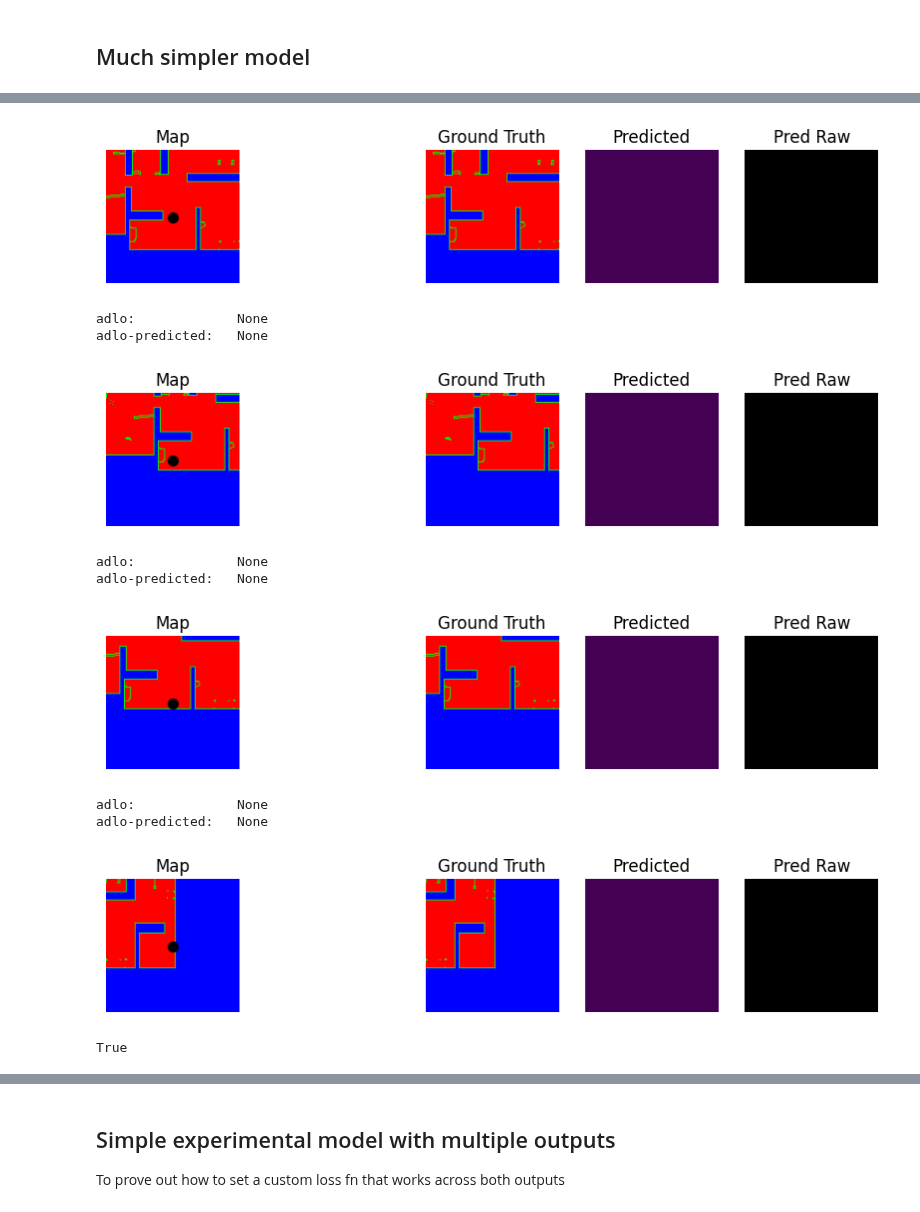
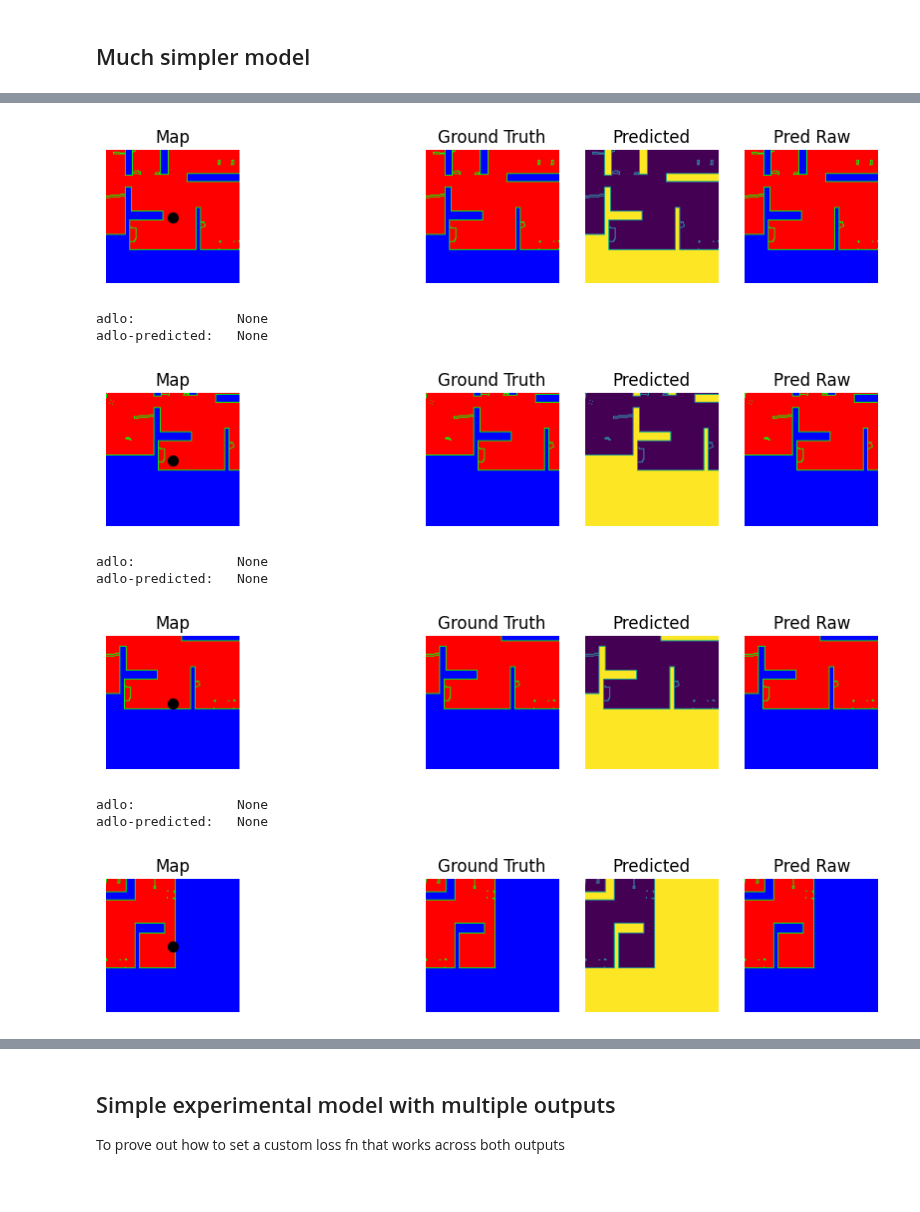
Before and after one commit to malcolmlett/robovac, a Jupyter notebook: Experiment_SLAM_1.ipynb, the cells around one changed output, grey strips where cells are left out. Cells and saved outputs as stored; diff of their text form; code cells hidden in the pictures.

Commit message:
I'd forgotten to indicate from_logits=True to the crossentropy loss. Finally now getting results on my over-simplified model.

```diff
--- a/Experiment_SLAM_1.ipynb
+++ b/Experiment_SLAM_1.ipynb
@@ -1018,50 +1018,46 @@ def simple_model(map_shape, conv_filters, adlo_units, **kwargs):
     # Prepare map input
     # (pad so it's a multiple of our down/up-scaling blocks)
     map_input = Input(shape=map_shape, name='map_input')
-    map_down, pad_w, pad_h = slam.pad_block(map_input, map_shape)
+    pad_h = 16 - map_shape[0] % 16
+    pad_w = 16 - map_shape[1] % 16
+    padded_input = ZeroPadding2D(padding=((pad_h//2, pad_h-pad_h//2), (pad_w//2, pad_w-pad_w//2)))(map_input)
     n_classes = map_shape[2]
     print(f"Map shape: {map_shape} + padding ({pad_h}, {pad_w}, 0)")
 
-    print(f"Skip-connection merge mode: {merge_mode}")
-    print("Output: " + ("logits" if output_logits else "scaled"))
-
-    cblock1 = unet.unet_conv_block(map_down, conv_filters)
+    cblock1 = unet.unet_conv_block(padded_input, conv_filters)
     cblock2 = unet.unet_conv_block(cblock1[0], conv_filters*2)
     cblock3 = unet.unet_conv_block(cblock2[0], conv_filters*4)
     cblock4 = unet.unet_conv_block(cblock3[0], conv_filters*8, dropout_prob=0.3)
 
     # Bottom layer (no scale changes)
-    (bottom, bottom_skip) = unet.unet_conv_block(cblock4[0], conv_filters*16, dropout_prob=0.3, max_pooling=False)
+    bottom = unet.unet_conv_block(cblock4[0], conv_filters*16, dropout_prob=0.3, max_pooling=False)
 
     # Expanding Path (decoding)
     # (feed in skip-connections
-    ublock6 = unet.unet_upsampling_block(bottom, cblock4[1], conv_filters*8, merge_mode=merge_mode)
+    ublock6 = unet.unet_upsampling_block(bottom[0], cblock4[1], conv_filters*8, merge_mode=merge_mode)
     ublock7 = unet.unet_upsampling_block(ublock6, cblock3[1], conv_filters*4, merge_mode=merge_mode)
     ublock8 = unet.unet_upsampling_block(ublock7, cblock2[1], conv_filters*2, merge_mode=merge_mode)
     ublock9 = unet.unet_upsampling_block(ublock8, cblock1[1], conv_filters, merge_mode=merge_mode)
-    up = ublock9
+
+    #ublock9 = padded_input
 
     # Final map output
     # (one last convolve, collapse channels down to desired number of output classes, output either logits or softmax,
     #  and remove padding)
-    final_activation = None if output_logits else 'softmax'
-    final_conv_name = 'map_output' if pad_h == 0 and pad_w == 0 else None
-    map_out = Conv2D(conv_filters,
+    conv10 = Conv2D(conv_filters,
                      kernel_size=(3, 3),
                      activation='relu',
                      padding='same',
-                     kernel_initializer='he_normal')(up)
-    map_out = Conv2D(filters=n_classes,
+                     kernel_initializer='he_normal')(ublock9)
+    conv11 = Conv2D(filters=n_classes,
                      kernel_size=(1, 1),
                      padding='same',
-                     activation=final_activation,
-                     name=final_conv_name)(map_out)
-    if pad_h > 0 or pad_w > 0:
-        print(f"Added final cropping layer: w={pad_w}, h={pad_h}")
-        map_out = Cropping2D(cropping=((pad_h//2, pad_h-pad_h//2), (pad_w//2, pad_w-pad_w//2)),
-                             name='map_output')(map_out)
+                     activation=None)(conv10)
+    print(f"Added final cropping layer: w={pad_w}, h={pad_h}")
+    map_out = Cropping2D(cropping=((pad_h//2, pad_h-pad_h//2), (pad_w//2, pad_w-pad_w//2)),
+                          name='map_output')(conv11)
 
-    model = tf.keras.Model(inputs=[map_input], outputs=[map_out])
+    model = tf.keras.Model(inputs=map_input, outputs=map_out)
     return model
 
 def build_simple_dataset(full_dataset):
@@ -1071,7 +1067,7 @@ def build_simple_dataset(full_dataset):
     input_maps.append(map_window)
     ground_truth_maps.append(ground_truth_map)
   return tf.data.Dataset.from_tensor_slices((
-      input_maps, ground_truth_maps
+      np.array(input_maps), np.array(ground_truth_maps)
   ))
 
 
@@ -1080,11 +1076,13 @@ reload(slam)
 one = next(iter(train_data))
 map_shape = one[0][0].shape
 print(f"map_shape: {map_shape}")
+np.random.seed(42)
+tf.random.set_seed(42)
 
 # train on just the map
 model = simple_model(map_shape, conv_filters=32, adlo_units=256)
-model.compile(optimizer='adam',
-              loss='categorical_crossentropy',
+model.compile(optimizer=tf.keras.optimizers.Adam(learning_rate=0.001),
+              loss=tf.keras.losses.CategoricalCrossentropy(from_logits=True),
               metrics=['accuracy']
               )
 print("Model summary:")
@@ -1095,10 +1093,15 @@ print(f"  Parameters: {model.count_params()}")
 epochs = 5
 batch_size = 32
 try:
+  #raise NameError("")
+  if simple_train_data is None:
+    raise NameError("")
   print(f"Re-using simple_train_data: {len(simple_train_data)}")
 except NameError:
+  print(f"Rebuilding simple_train_data")
   simple_train_data = build_simple_dataset(train_data)
-model_train_data = simple_train_data.shuffle(buffer_size=len(train_data)).batch(batch_size).prefetch(tf.data.experimental.AUTOTUNE)
+#model_train_data = simple_train_data.shuffle(buffer_size=len(simple_train_data)).batch(batch_size)
+model_train_data = simple_train_data.batch(batch_size)
 
 start = timer()
 model_history = model.fit(model_train_data, epochs=epochs)
@@ -1129,19 +1134,15 @@ Epochs: 5, duration: 67.4534372170001 sec
 batch:    <class 'tuple'> x 2, (2, 4, 149, 149, 3)
 batch[0]: <class 'tensorflow.python.framework.ops.EagerTensor'> x 4, (4, 149, 149, 3)
 preds:    <class 'numpy.ndarray'> x 4, (4, 149, 149, 3)
 adlo:             None
 adlo-predicted:   None
-[figure, old version]
+[figure, new version]
 adlo:             None
 adlo-predicted:   None
-[figure, old version]
+[figure, new version]
 adlo:             None
 adlo-predicted:   None
-[figure, old version]
+[figure, new version]
 adlo:             None
 adlo-predicted:   None
-[figure, old version]
+[figure, new version]
-# %%
-istuple
-# %% [output]
-True
```
Also changed, not shown: parts of 4 cells of this notebook.
